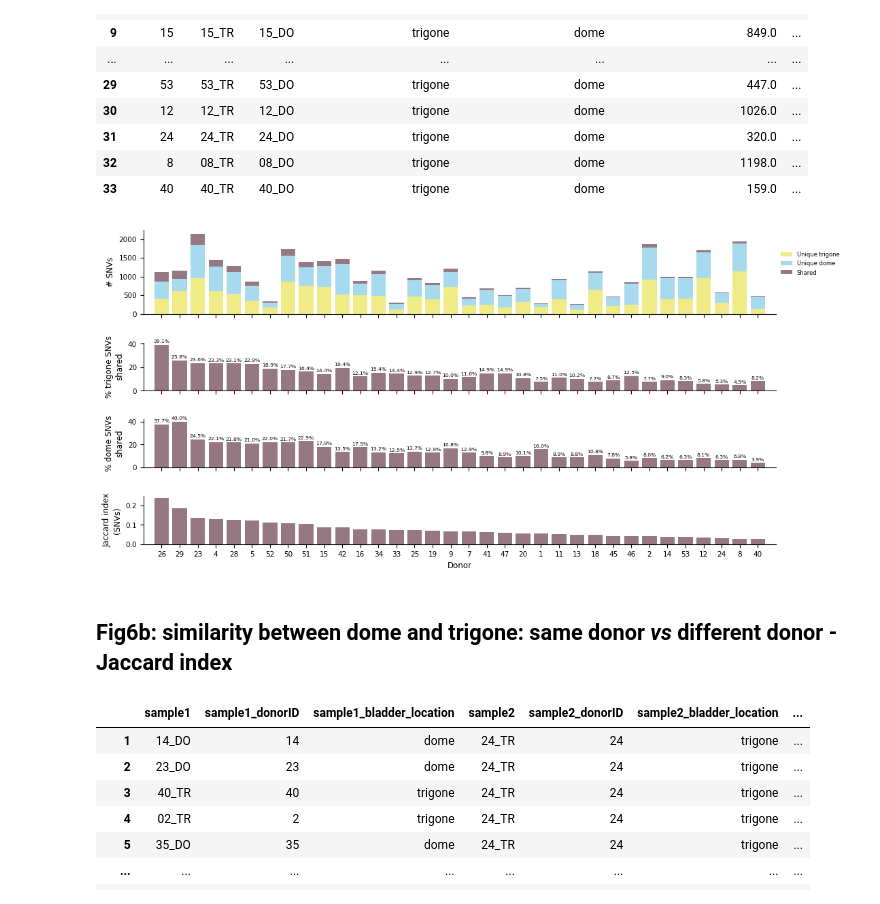
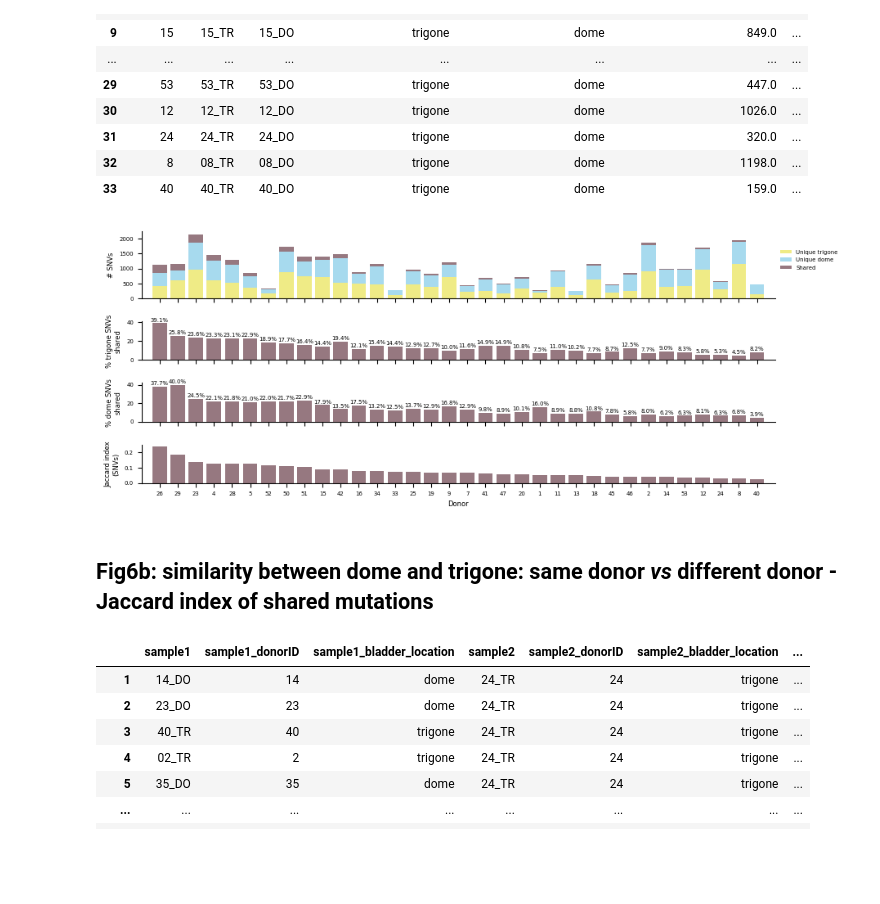
Before and after one commit to bbglab/normal_bladder_paper, a Jupyter notebook: extended/extended6/ExtendedFigure6.ipynb, the cells around one changed output. Saved outputs shown, nothing was run; the diff lists cells and outputs as text; code cells hidden in the pictures; blank space fills up the shorter version.

```diff
--- a/extended/extended6/ExtendedFigure6.ipynb
+++ b/extended/extended6/ExtendedFigure6.ipynb
@@ -264,7 +264,7 @@ shared_muts_df_A
 | 33 | 40 | 40_TR | 40_DO | trigone | dome | 159.0 | ... |
 # %%
 # general plot configuration
-fig, axs = plt.subplots(4, 1, figsize = (12, 6),
+fig, axs = plt.subplots(4, 1, figsize = (10, 4),
                         gridspec_kw = {'height_ratios': [1.75, 1, 1, 1],
                                         'hspace': 0.5},
                         sharex = True)
@@ -280,12 +280,12 @@ for level, name in zip(levels, levels_names.keys()):
     axs[i].bar(donors, shared_muts_df_A[level], label = name, bottom = bottom, color = levels_names[name])
     bottom += shared_muts_df_A[level]  # Update the bottom position
 
-axs[i].set_ylabel('# SNVs', fontsize = plots_config["ylabel_fontsize"])
-axs[i].legend(title = '', fontsize = plots_config["legend_fontsize"], frameon = False, bbox_to_anchor = (1,0.8))
+axs[i].set_ylabel('# SNVs', fontsize = plots_general_config["ylabel_fontsize"])
+axs[i].legend(title = '', fontsize = plots_general_config["legend_fontsize"], frameon = False, bbox_to_anchor = (1,0.8))
 axs[i].set_xlim(-1, 34)
 axs[i].spines['top'].set_visible(False)
 axs[i].spines['right'].set_visible(False)
-axs[i].tick_params(axis='both', labelsize = plots_config["xyticks_fontsize"])
+axs[i].tick_params(axis='both', labelsize = plots_general_config["xyticks_fontsize"])
 
 # plot 2: % trigone muts shared with dome
 i += 1
@@ -296,52 +296,52 @@ for bar, value in zip(bars, shared_muts_df_A["sample1_percent_shared_muts_allsnv
     y = bar.get_height()+1
     axs[i].text(x, y, f"{value:.1f}%",
                 ha = 'center', va = 'bottom',
-                fontsize = plots_config["annots_fontsize"],
+                fontsize = plots_general_config["annots_fontsize"],
                 fontweight = "normal")
 
-axs[i].set_ylabel('% trigone SNVs\nshared', fontsize = plots_config["ylabel_fontsize"])
+axs[i].set_ylabel('% trigone SNVs\nshared', fontsize = plots_general_config["ylabel_fontsize"])
 axs[i].set_xlim(-1, 34)
 axs[i].spines['top'].set_visible(False)
 axs[i].spines['right'].set_visible(False)
-axs[i].tick_params(axis='both', labelsize = plots_config["xyticks_fontsize"])
+axs[i].tick_params(axis='both', labelsize = plots_general_config["xyticks_fontsize"])
 
 # plot 3: % dome muts shared with trigone
 i += 1
 bottom = np.zeros(len(donors))
 bars = axs[i].bar(donors, shared_muts_df_A["sample2_percent_shared_muts_allsnvs"], bottom = bottom, color = levels_names["Shared"])
 for bar, value in zip(bars, shared_muts_df_A["sample2_percent_shared_muts_allsnvs"]):
     x = bar.get_x() + bar.get_width() / 2
     y = bar.get_height()+1
     axs[i].text(x, y, f"{value:.1f}%",
                 ha = 'center', va = 'bottom',
-                fontsize = plots_config["annots_fontsize"],
+                fontsize = plots_general_config["annots_fontsize"],
                 fontweight = "normal")
 
-axs[i].set_ylabel('% dome SNVs\nshared', fontsize = plots_config["ylabel_fontsize"])
+axs[i].set_ylabel('% dome SNVs\nshared', fontsize = plots_general_config["ylabel_fontsize"])
 axs[i].set_xlim(-1, 34)
 axs[i].spines['top'].set_visible(False)
 axs[i].spines['right'].set_visible(False)
-axs[i].tick_params(axis='both', labelsize = plots_config["xyticks_fontsize"])
+axs[i].tick_params(axis='both', labelsize = plots_general_config["xyticks_fontsize"])
 
 # plot 4: jaccard index
 i += 1
 bottom = np.zeros(len(donors))
 bars = axs[i].bar(donors, shared_muts_df_A["jaccard_index_allsnvs"], bottom = bottom, color = levels_names["Shared"])
 
-axs[i].set_ylabel('Jaccard index\n(SNVs)', fontsize = plots_config["ylabel_fontsize"])
+axs[i].set_ylabel('Jaccard index\n(SNVs)', fontsize = plots_general_config["ylabel_fontsize"])
 axs[i].set_xlim(-1, 34)
 axs[i].spines['top'].set_visible(False)
 axs[i].spines['right'].set_visible(False)
-axs[i].set_xlabel('Donor', fontsize = plots_config["xlabel_fontsize"])
-axs[i].tick_params(axis='both', labelsize = plots_config["xyticks_fontsize"])
+axs[i].set_xlabel('Donor', fontsize = plots_general_config["xlabel_fontsize"])
+axs[i].tick_params(axis='both', labelsize = plots_general_config["xyticks_fontsize"])
 
 plt.tight_layout()
 plt.savefig(f"{save_dir}/extFig6a.png", dpi = 300, bbox_inches = 'tight')
 plt.show()
 # %% [output]
-[figure, old version]
+[figure, new version]
 # %% [markdown]
-## Fig6b: similarity between dome and trigone: same donor *vs* different donor - Jaccard index
+## Fig6b: similarity between dome and trigone: same donor *vs* different donor - Jaccard index of shared mutations
 # %%
 # subset shared mutations for plot
 shared_muts_df_B = shared_muts_df.loc[(shared_muts_df["gene"] == "ALL_GENES") &
```
Also changed, not shown: parts of 14 cells of this notebook, 9 other files.
